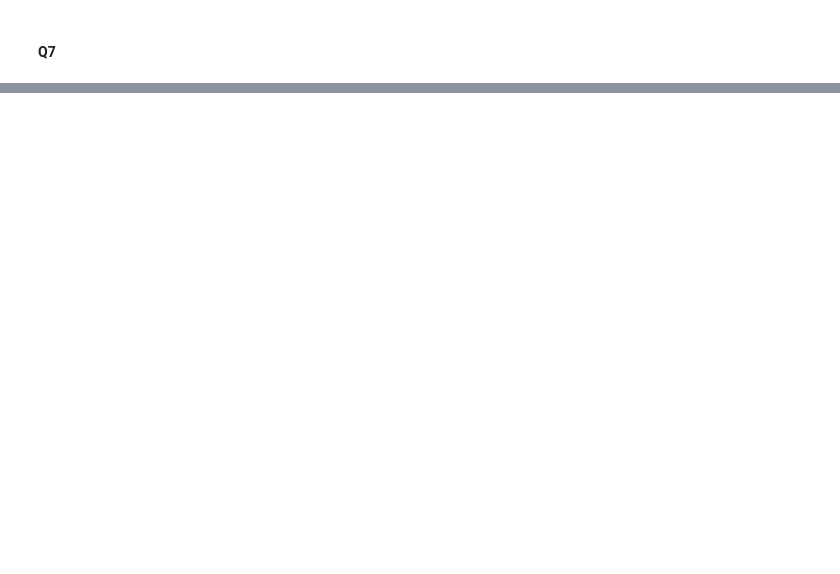
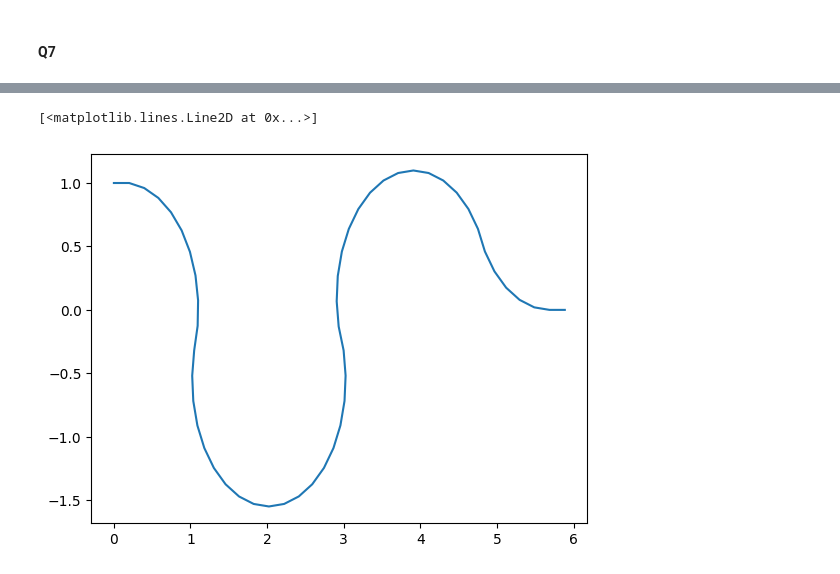
Before and after one commit to leclercrafael/Optim_tuyaux, a Jupyter notebook: projet.ipynb, the cells around one changed output, grey strips where cells are left out. Drawn from its saved outputs; the diff is of its cells as text; code cells hidden in the pictures; blank space fills up the shorter version.

```diff
--- a/projet.ipynb
+++ b/projet.ipynb
@@ -77,0 +155,4 @@ plt.plot(z[N:2*N],z[2*N+1:3*N+1])
+# %%
+sol = minimize(cout,z_0,method='SLSQP', constraints=contraintes)
+print(sol)
+#On affiche la solution pour voir si la minimisation a fonctionné
@@ -77,0 +169,5 @@ plt.plot(z[N:2*N],z[2*N+1:3*N+1])
+# %%
+plt.plot(sol.x[N:2*N+1],sol.x[2*N+1:3*N+2])
+# %% [output]
+[<matplotlib.lines.Line2D at 0x...>]
+[figure, added]
```
Also changed, not shown: parts of 11 cells of this notebook.
